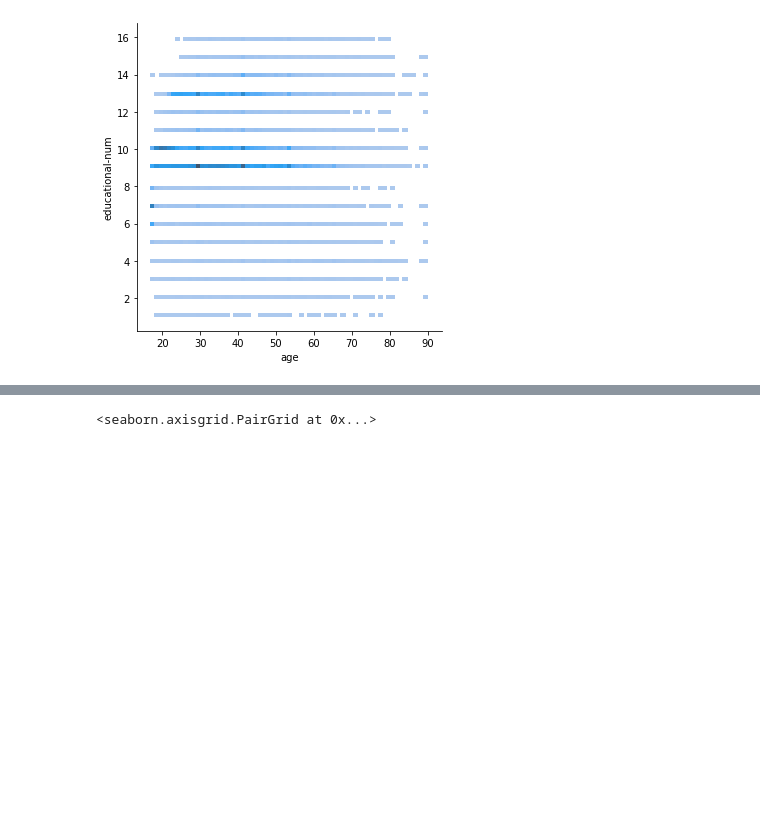
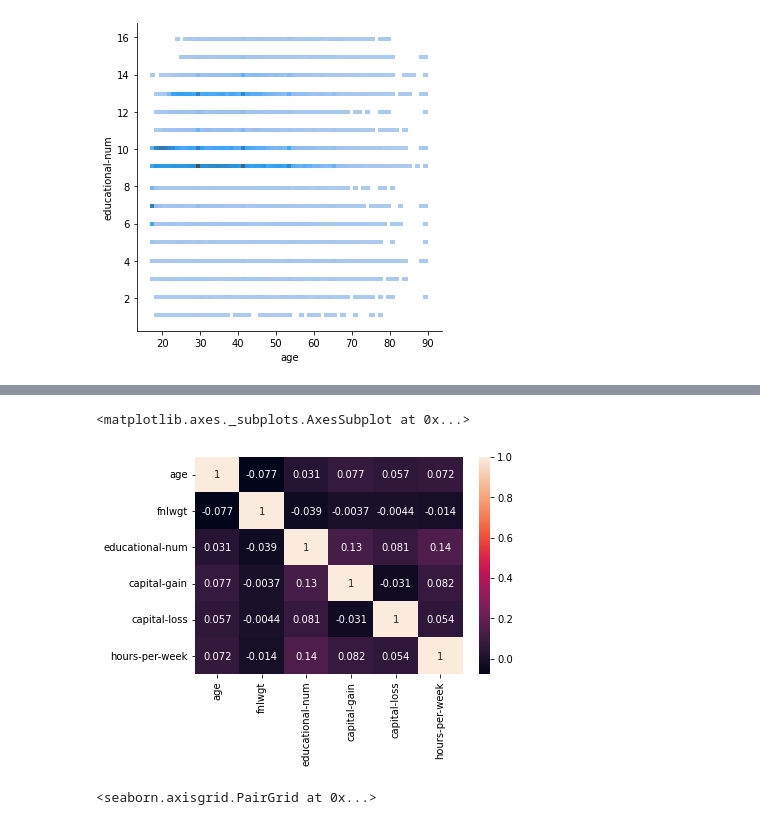
Before and after one commit to GeneralHassaan/Project_2, a Jupyter notebook: h_a_proj2.ipynb, the cells around one changed output, grey strips where cells are left out. Cells and saved outputs as stored; diff of their text form; code cells hidden in the pictures; blank space fills up the shorter version.

```diff
--- a/h_a_proj2.ipynb
+++ b/h_a_proj2.ipynb
@@ -142,3 +147,9 @@ sns.displot(data = df, x='age' , y='educational-num' )
+# %%
+
+sns.heatmap(df.corr() , annot=True)
+# %% [output]
+<matplotlib.axes._subplots.AxesSubplot at 0x...>
+[figure, added]
 # %%
 sns.pairplot(df)
 # %% [output]
```
Also changed, not shown: parts of 1 cell of this notebook.
